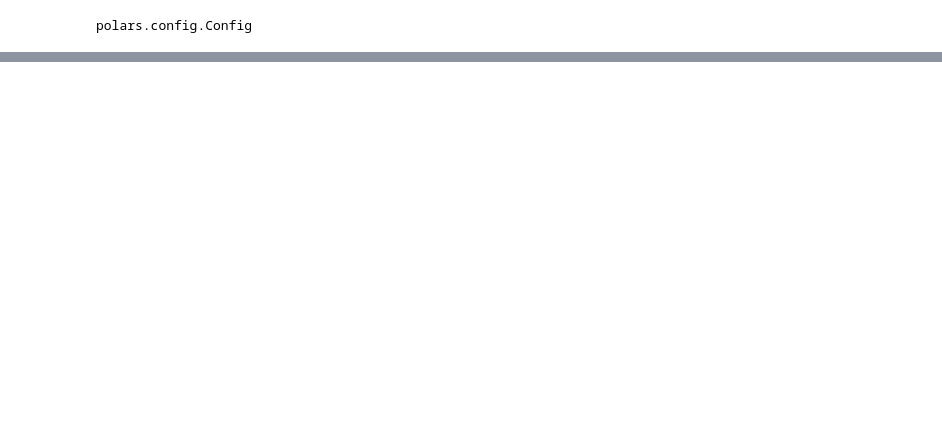
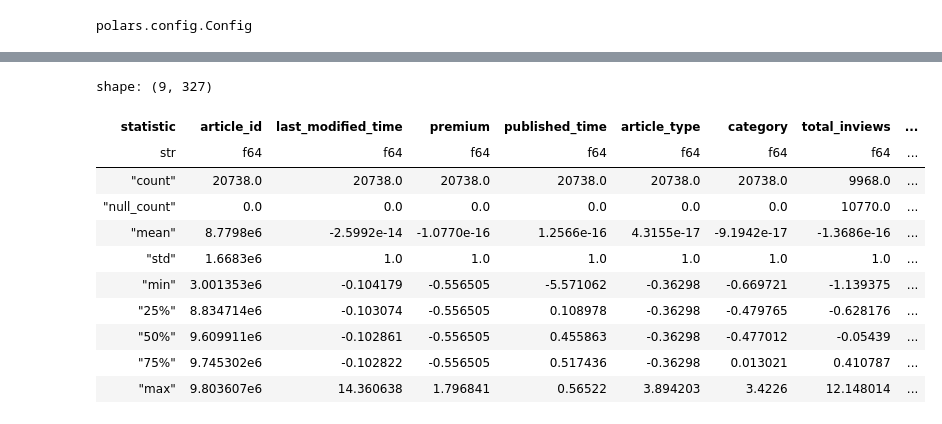
Before and after one commit to PedroPCardonaA/TDT4215_recommender_system, a Jupyter notebook: recommender_system/feature-based.ipynb, the cells around one changed output, grey strips where cells are left out. Cells and saved outputs as stored; diff of their text form; code cells hidden in the pictures; blank space fills up the shorter version.

```diff
--- a/recommender_system/feature-based.ipynb
+++ b/recommender_system/feature-based.ipynb
@@ -21,0 +42,15 @@ shape: (5, 326)
+# %%
+article_df.describe()
+# %% [output]
+shape: (9, 327)
+| statistic | article_id | last_modified_time | premium | published_time | article_type | category | total_inviews | ... |
+| str | f64 | f64 | f64 | f64 | f64 | f64 | f64 | ... |
+| "count" | 20738.0 | 20738.0 | 20738.0 | 20738.0 | 20738.0 | 20738.0 | 9968.0 | ... |
+| "null_count" | 0.0 | 0.0 | 0.0 | 0.0 | 0.0 | 0.0 | 10770.0 | ... |
+| "mean" | 8.7798e6 | -2.5992e-14 | -1.0770e-16 | 1.2566e-16 | 4.3155e-17 | -9.1942e-17 | -1.3686e-16 | ... |
+| "std" | 1.6683e6 | 1.0 | 1.0 | 1.0 | 1.0 | 1.0 | 1.0 | ... |
+| "min" | 3.001353e6 | -0.104179 | -0.556505 | -5.571062 | -0.36298 | -0.669721 | -1.139375 | ... |
+| "25%" | 8.834714e6 | -0.103074 | -0.556505 | 0.108978 | -0.36298 | -0.479765 | -0.628176 | ... |
+| "50%" | 9.609911e6 | -0.102861 | -0.556505 | 0.455863 | -0.36298 | -0.477012 | -0.05439 | ... |
+| "75%" | 9.745302e6 | -0.102822 | -0.556505 | 0.517436 | -0.36298 | 0.013021 | 0.410787 | ... |
+| "max" | 9.803607e6 | 14.360638 | 1.796841 | 0.56522 | 3.894203 | 3.4226 | 12.148014 | ... |
```
Also changed, not shown: parts of 4 cells of this notebook, 2 other files.
